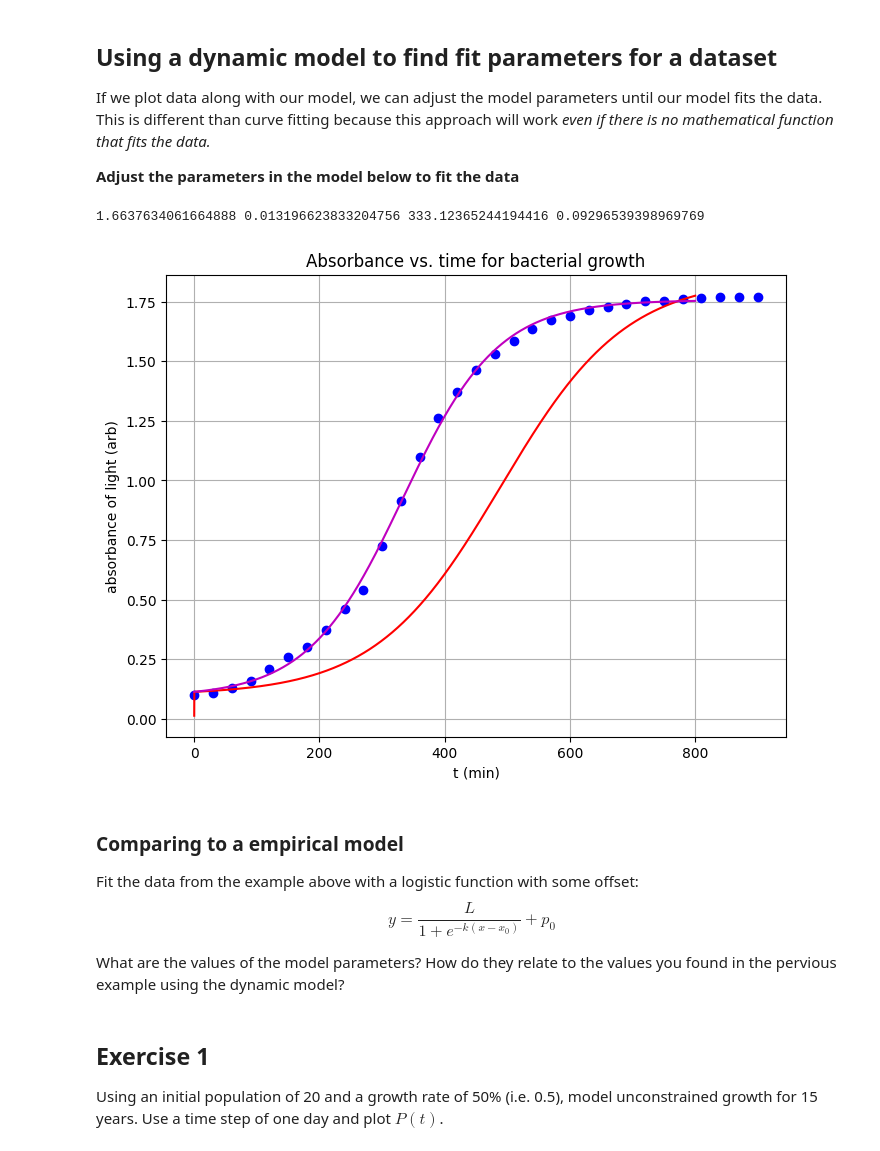
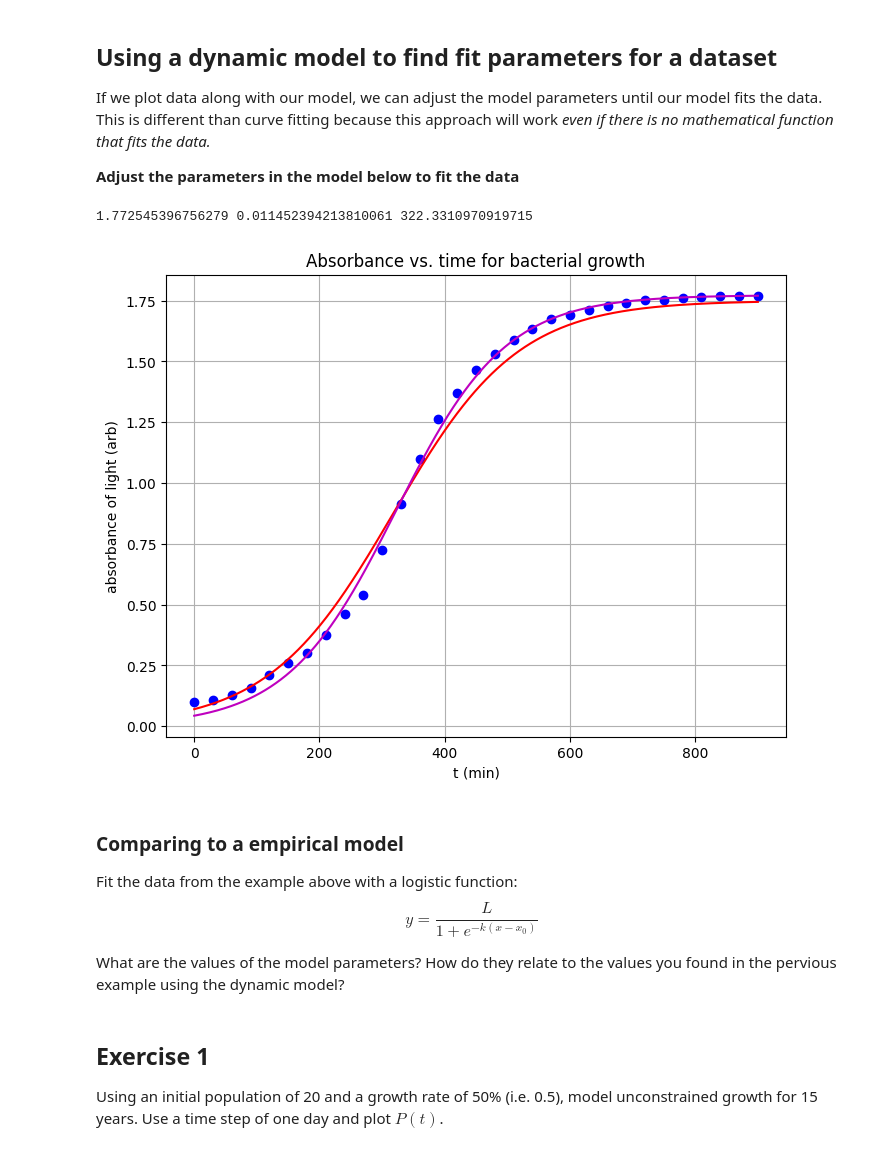
Before and after one commit to anthoak13/HNR-1303-F23, a Jupyter notebook: unit-04/04-02-constrained-growth/04-02-constrained-growth-solution.ipynb, the cells around one changed output. Saved outputs shown, nothing was run; the diff lists cells and outputs as text; code cells hidden in the pictures.

```diff
--- a/unit-04/04-02-constrained-growth/04-02-constrained-growth-solution.ipynb
+++ b/unit-04/04-02-constrained-growth/04-02-constrained-growth-solution.ipynb
@@ -138,6 +138,7 @@ dt = 0.005
 
 # define variables and their initial values
 P = 100
+M = 2000
 t = 0
 
 # create empty lists for storing data
@@ -149,8 +150,8 @@ xmodel.append(t)
 ymodel.append(P)
 
 # loop
-while t<20:
-    rate = r*P
+while t<100:
+    rate = r*P - r* P/M *P
     P = P + rate*dt
     t = t + dt
 
@@ -161,7 +162,7 @@ fig = plt.figure(figsize=(8,6))
 plt.title('Population (cells) vs. time (h)')
 plt.xlabel('time (h)')
 plt.ylabel('population (cells)')
-plt.plot(xmodel,ymodel,'b-')
+plt.plot(xmodel,ymodel,'r-')
 plt.grid()
 plt.show()
 # %% [output]
@@ -208,51 +213,50 @@ r = 0.01
 dt = 0.005
 
 # define variables and their initial values
-P = 0.013
+P = 0.07
 M = 1.75
 t = 0
-off=.1
 
 # create empty lists for storing data
 xmodel = []
 ymodel = []
 
 # append initial values of t and P to our lists
 xmodel.append(t)
 ymodel.append(P)
 
 # loop
-while t<800:
+while t<900:
     rate = r*P- r*(P/M)*P
     P = P + rate*dt
     t = t + dt
 
     xmodel.append(t)
-    ymodel.append(P+off)
+    ymodel.append(P)
 
-model = lambda x,L,k,x0,p0: p0+L/(1+np.exp(-k*(x-x0)))
-guess = [1.75,.1,400,.1]
+model = lambda x,L,k,x0: L/(1+np.exp(-k*(x-x0)))
+guess = [1.75,.1,400]
 params, cov = curve_fit(model, xdata, ydata, p0=guess)
 print(*params)
 ymodel2 = model(xmodel, *params)
 
 # plot data and the best-fit function on the same graph
 fig = plt.figure(figsize=(8,6))
 plt.title("Absorbance vs. time for bacterial growth")
 plt.xlabel('t (min)')
 plt.ylabel('absorbance of light (arb)')
 plt.grid(which='both', axis='both')
 plt.plot(xdata, ydata, 'bo')
 plt.plot(xmodel, ymodel, 'r-')
 plt.plot(xmodel, ymodel2, 'm-')
 plt.show()
 # %% [output]
-1.6637634061664888 0.013196623833204756 333.12365244194416 0.09296539398969769
+1.772545396756279 0.011452394213810061 322.3310970919715
-[figure, old version]
+[figure, new version]
 # %% [markdown]
 ### Comparing to a empirical model
-Fit the data from the example above with a logistic function with some offset:
-$$y = \frac{L}{1+e^{-k(x-x_0)}} + p_0$$
+Fit the data from the example above with a logistic function:
+$$y = \frac{L}{1+e^{-k(x-x_0)}} $$
 
 What are the values of the model parameters? How do they relate to the values you found in the pervious example using the dynamic model?
 # %% [markdown]
```
Also changed, not shown: parts of 3 cells of this notebook, 1 other file.
